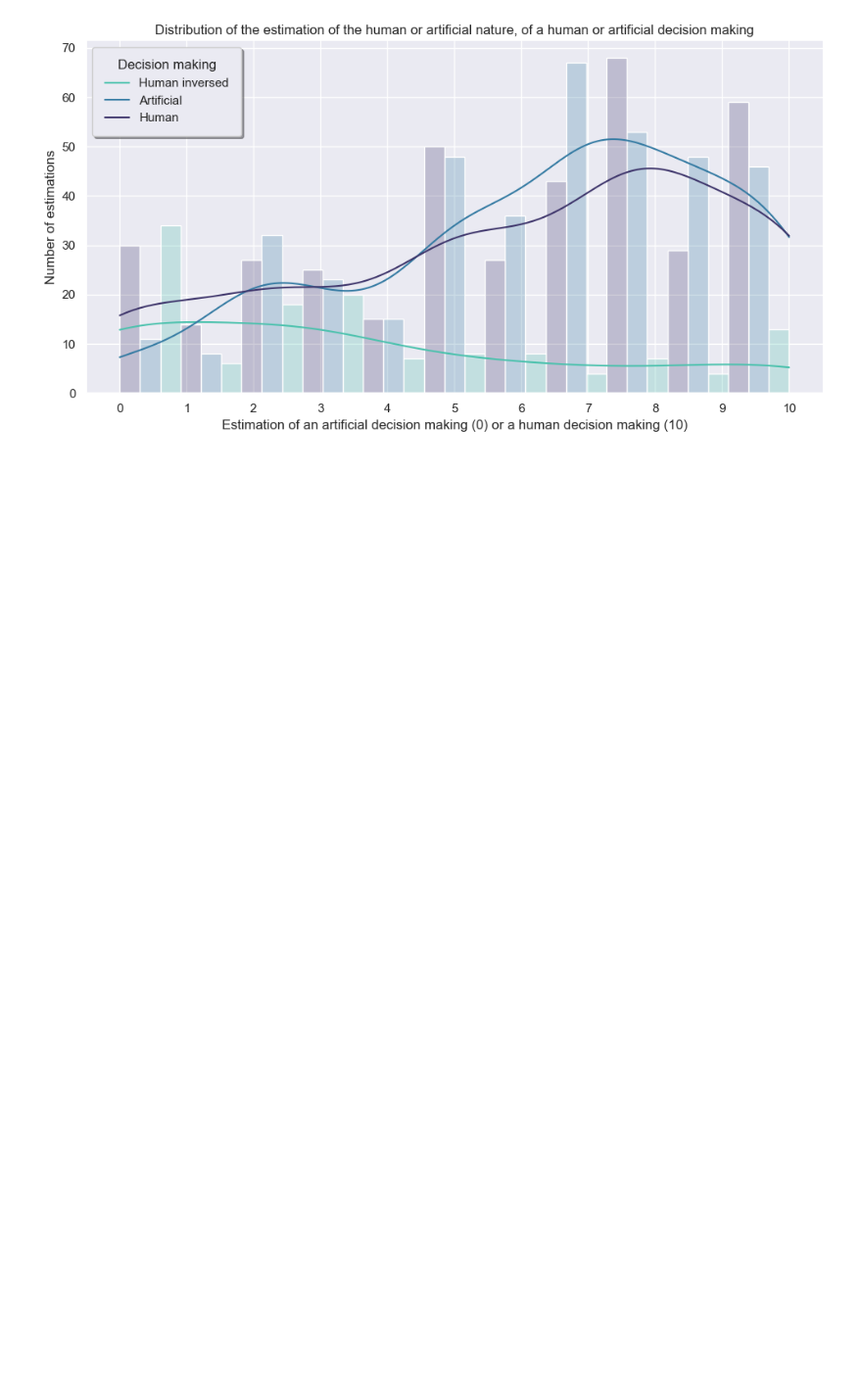
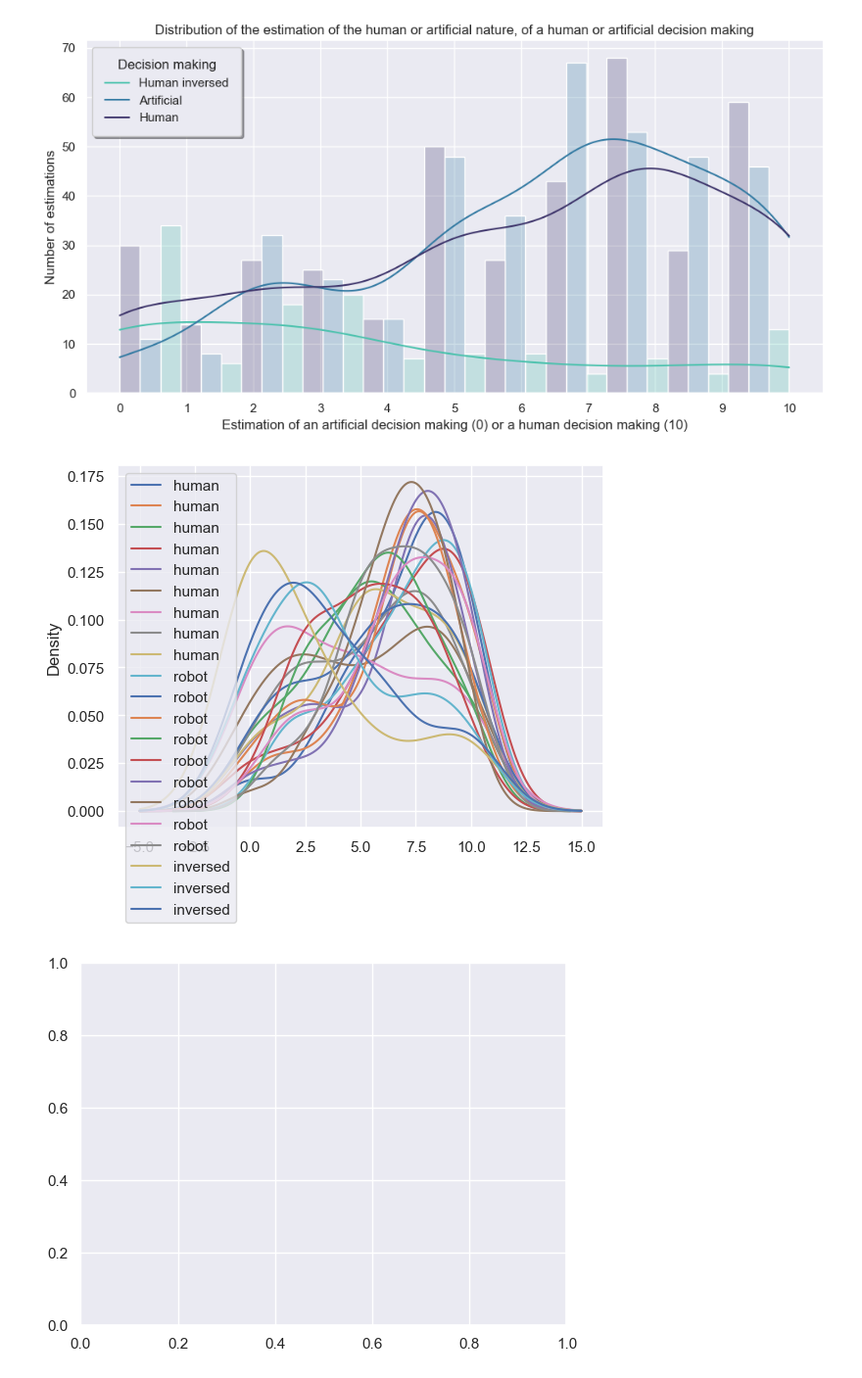
Before and after one commit to SandraVict0r/Morale-XGB-model, a Jupyter notebook: turing.ipynb, the cells around one changed output. Shown: that part at 98% size. Cells and saved outputs as stored; diff of their text form; code cells hidden in the pictures; blank space fills up the shorter version.

Commit message:
rangement des données et du code

```diff
--- a/turing.ipynb
+++ b/turing.ipynb
@@ -175,0 +189,3 @@ def graph(df):
+# %%
+data = pd.concat([dataf1,dataf2,dataf3])
+data
@@ -175,0 +211,17 @@ def graph(df):
+# %%
+label = {"human" : ["CH","3RH","2RH"],
+         "robot" : ["CR","3RR","2RR"],
+         "inversed" : ["CI"]}
+columns = {}
+for i in range(21):
+    if data.columns[i] in label["human"] :
+        columns[data.columns[i]] = "human"
+    elif data.columns[i] in label["robot"] :
+        columns[data.columns[i]] = "robot"
+    elif data.columns[i] in label["inversed"] :
+        columns[data.columns[i]] = "inversed"
+
+data.rename(columns=columns,
+                    inplace=True,
+                    errors='raise')
+data
@@ -176,5 +249,10 @@ def graph(df):
 # %%
-data = pd.concat([dataf1,dataf2,dataf3], ignore_index = True)
 graph(data)
 # %% [output]
 [figure]
+# %%
+data.plot.kde()
+plt.show()
+# %% [output]
+[figure, added]
+[figure, added]
```
Also changed, not shown: parts of 13 cells of this notebook.
